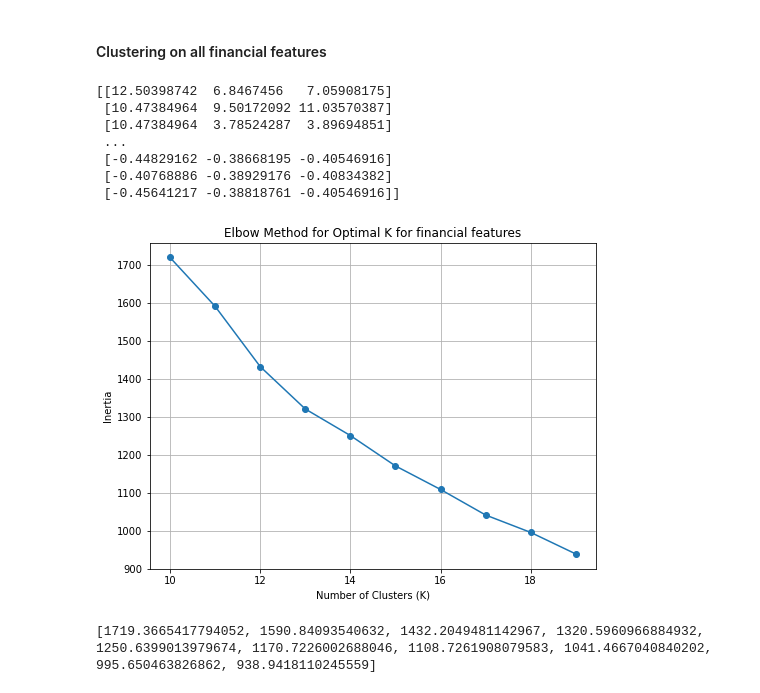
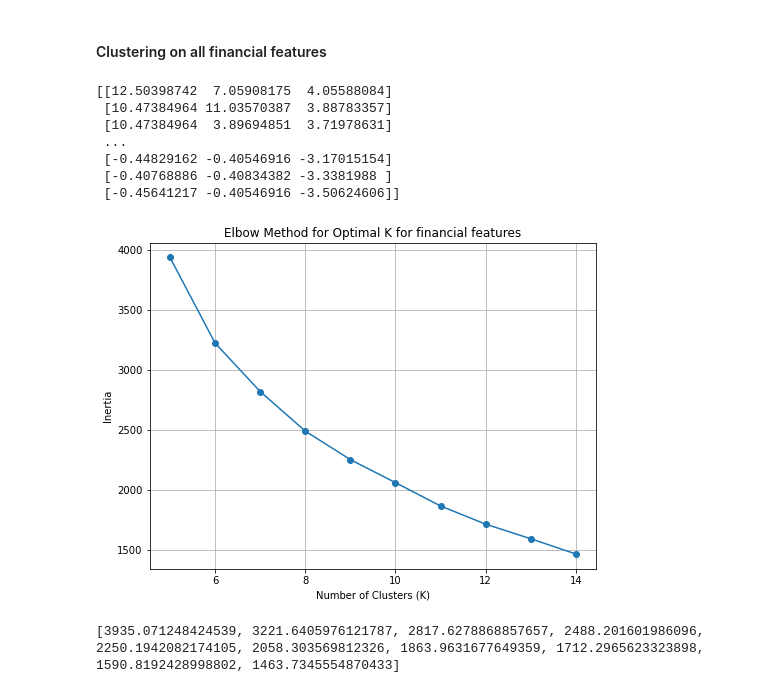
Before and after one commit to Elysian01/IIITB-MTech-AI-Assignments, a Jupyter notebook: Machine-Learning-Assignments-SEM-1/Assignment1/3.ipynb, the cells around one changed output. Saved outputs shown, nothing was run; the diff lists cells and outputs as text; code cells hidden in the pictures.

```diff
--- a/Machine-Learning-Assignments-SEM-1/Assignment1/3.ipynb
+++ b/Machine-Learning-Assignments-SEM-1/Assignment1/3.ipynb
@@ -192,14 +192,14 @@ from sklearn.cluster import KMeans
 # Initializing a list to store the inertia for different values of K for all features
 inertia = []
 
-for k in range(40,150):
+for k in range(40,60):
     kmeans = KMeans(n_clusters=k, random_state=42)
     kmeans.fit(scaled_data)
     inertia.append(kmeans.inertia_)
 
 # Plot the elbow curve
 plt.figure(figsize=(8, 6))
-plt.plot(range(40,150), inertia, marker='o', linestyle='-')
+plt.plot(range(40,60), inertia, marker='o', linestyle='-')
 plt.title('Elbow Method for Optimal K for all features')
 plt.xlabel('Number of Clusters (K)')
 plt.ylabel('Inertia')
@@ -211,0 +212,5 @@ print(inertia)
+# %%
+clusters = kmeans.fit_predict(scaled_data)
+
+# Add cluster labels to the original dataset
+data['cluster'] = clusters
@@ -212,7 +237,7 @@ print(inertia)
 # %% [markdown]
 #### Clustering on all financial features
 # %%
-financial_stats_data = data[['wage_eur', 'release_clause_eur', 'value_eur']]
+financial_stats_data = data[['wage_eur', 'value_eur', 'overall']]
 
 scaler2 = StandardScaler()
 financial_stats_scaled_data = scaler.fit_transform(financial_stats_data)
@@ -224,30 +249,30 @@ print(financial_stats_scaled_data)
 #        'power_shot_power', 'power_jumping', 'power_stamina', 'power_strength']]
 # player_stats_data.shape
 # %% [output]
-[[12.50398742  6.8467456   7.05908175]
- [10.47384964  9.50172092 11.03570387]
- [10.47384964  3.78524287  3.89694851]
+[[12.50398742  7.05908175  4.05588084]
+ [10.47384964 11.03570387  3.88783357]
+ [10.47384964  3.89694851  3.71978631]
  ...
- [-0.44829162 -0.38668195 -0.40546916]
- [-0.40768886 -0.38929176 -0.40834382]
- [-0.45641217 -0.38818761 -0.40546916]]
+ [-0.44829162 -0.40546916 -3.17015154]
+ [-0.40768886 -0.40834382 -3.3381988 ]
+ [-0.45641217 -0.40546916 -3.50624606]]
 # %%
 inertia = []
 
-for k in range(10,20):
+for k in range(5,15):
     kmeans = KMeans(n_clusters=k, random_state=0)
     kmeans.fit(financial_stats_scaled_data)
     inertia.append(kmeans.inertia_)
 l = kmeans.labels_
 
 plt.figure(figsize=(8, 6))
-plt.plot(range(10,20), inertia, marker='o', linestyle='-')
+plt.plot(range(5,15), inertia, marker='o', linestyle='-')
 plt.title('Elbow Method for Optimal K for financial features')
 plt.xlabel('Number of Clusters (K)')
 plt.ylabel('Inertia')
 plt.grid(True)
 plt.show()
 print(inertia)
 # %% [output]
-[figure, old version]
+[figure, new version]
-[1719.3665417794052, 1590.84093540632, 1432.2049481142967, 1320.5960966884932, 1250.6399013979674, 1170.7226002688046, 1108.7261908079583, 1041.4667040840202, 995.650463826862, 938.9418110245559]
+[3935.071248424539, 3221.6405976121787, 2817.6278868857657, 2488.201601986096, 2250.1942082174105, 2058.303569812326, 1863.9631677649359, 1712.2965623323898, 1590.8192428998802, 1463.7345554870433]
```
Also changed, not shown: parts of 6 cells of this notebook, 1 other file.
